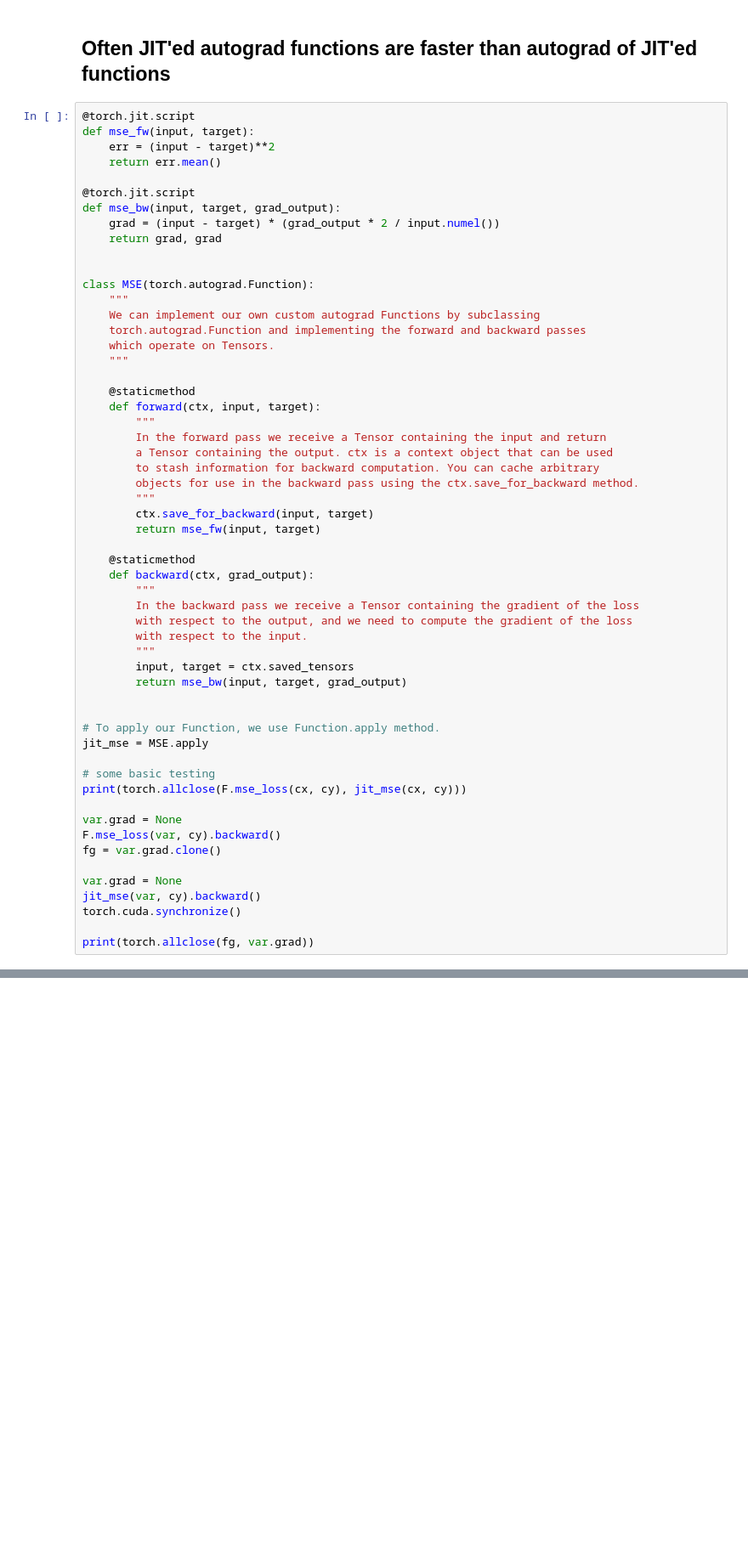
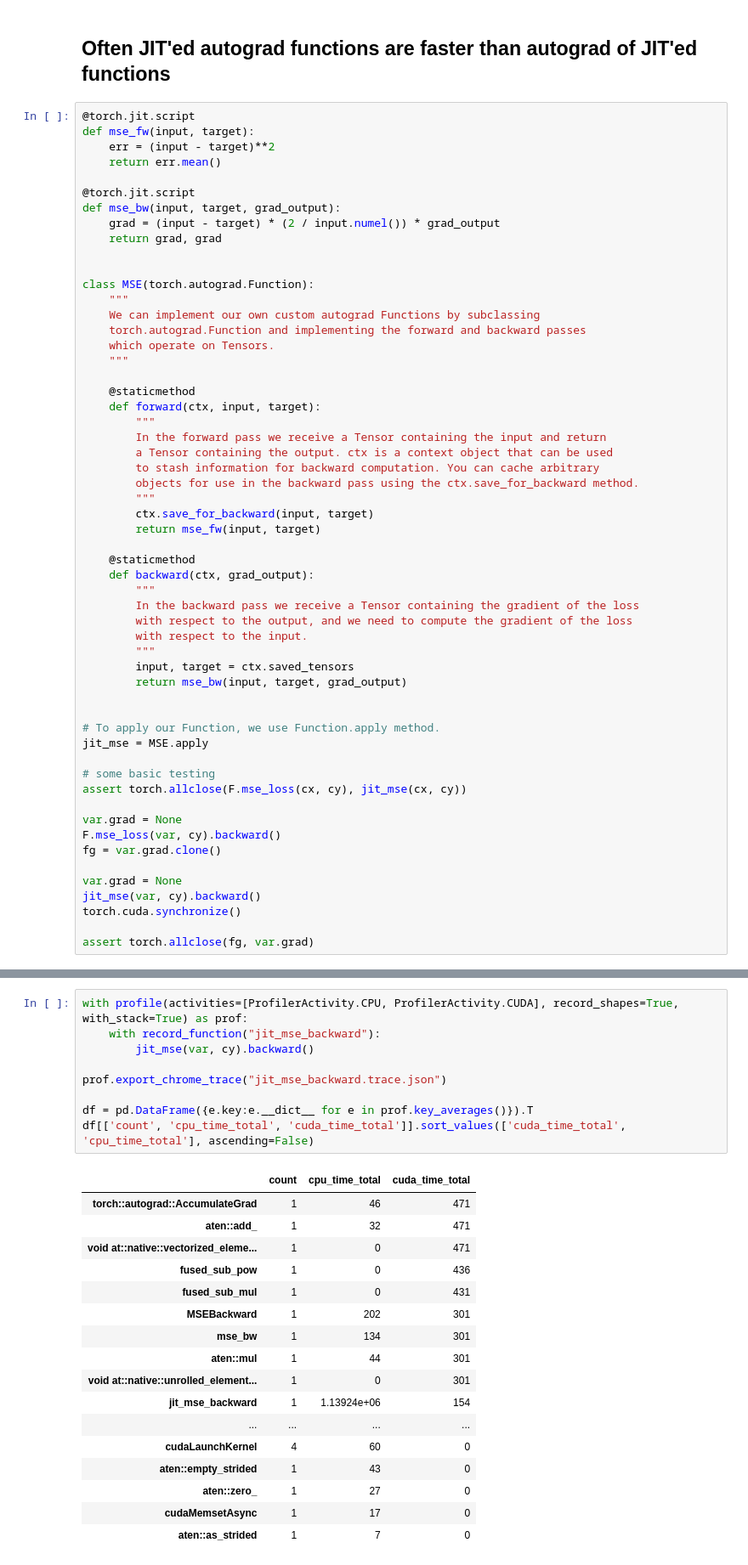
Before and after one commit to eth-cscs/pytorch-training, a Jupyter notebook: torch.jit/JIT_profiler.ipynb, the cells around one changed output, grey strips where cells are left out. Shown: that part at 85% size. Cells and saved outputs as stored; diff of their text form; blank space fills up the shorter version.

Commit message:
profile backward

```diff
--- a/torch.jit/JIT_profiler.ipynb
+++ b/torch.jit/JIT_profiler.ipynb
@@ -333,7 +333,7 @@ def mse_fw(input, target):
 
 @torch.jit.script
 def mse_bw(input, target, grad_output):
-    grad = (input - target) * (grad_output * 2 / input.numel())
+    grad = (input - target) * (2 / input.numel()) * grad_output
     return grad, grad
 
 
@@ -370,7 +370,7 @@ class MSE(torch.autograd.Function):
 jit_mse = MSE.apply
 
 # some basic testing
-print(torch.allclose(F.mse_loss(cx, cy), jit_mse(cx, cy)))
+assert torch.allclose(F.mse_loss(cx, cy), jit_mse(cx, cy))
 
 var.grad = None
 F.mse_loss(var, cy).backward()
@@ -380,4 +380,4 @@ var.grad = None
 jit_mse(var, cy).backward()
 torch.cuda.synchronize()
 
-print(torch.allclose(fg, var.grad))
+assert torch.allclose(fg, var.grad)
@@ -408,4 +405,31 @@ mse_loss(x, y).backward()
 setup: from torch.nn.functional import mse_loss
   1.75 ms
   1 measurement, 100 runs , 1 thread
+# %%
+with profile(activities=[ProfilerActivity.CPU, ProfilerActivity.CUDA], record_shapes=True, with_stack=True) as prof:
+    with record_function("jit_mse_backward"):
+        jit_mse(var, cy).backward()
+
+prof.export_chrome_trace("jit_mse_backward.trace.json")
+
+df = pd.DataFrame({e.key:e.__dict__ for e in prof.key_averages()}).T
+df[['count', 'cpu_time_total', 'cuda_time_total']].sort_values(['cuda_time_total', 'cpu_time_total'], ascending=False)
+# %% [output]
+|  | count | cpu_time_total | cuda_time_total |
+| torch::autograd::AccumulateGrad | 1 | 46 | 471 |
+| aten::add_ | 1 | 32 | 471 |
+| void at::native::vectorized_eleme... | 1 | 0 | 471 |
+| fused_sub_pow | 1 | 0 | 436 |
+| fused_sub_mul | 1 | 0 | 431 |
+| MSEBackward | 1 | 202 | 301 |
+| mse_bw | 1 | 134 | 301 |
+| aten::mul | 1 | 44 | 301 |
+| void at::native::unrolled_element... | 1 | 0 | 301 |
+| jit_mse_backward | 1 | 1.13924e+06 | 154 |
+| ... | ... | ... | ... |
+| cudaLaunchKernel | 4 | 60 | 0 |
+| aten::empty_strided | 1 | 43 | 0 |
+| aten::zero_ | 1 | 27 | 0 |
+| cudaMemsetAsync | 1 | 17 | 0 |
+| aten::as_strided | 1 | 7 | 0 |
 # %% [markdown]
```
Also changed, not shown: parts of 15 cells of this notebook.
